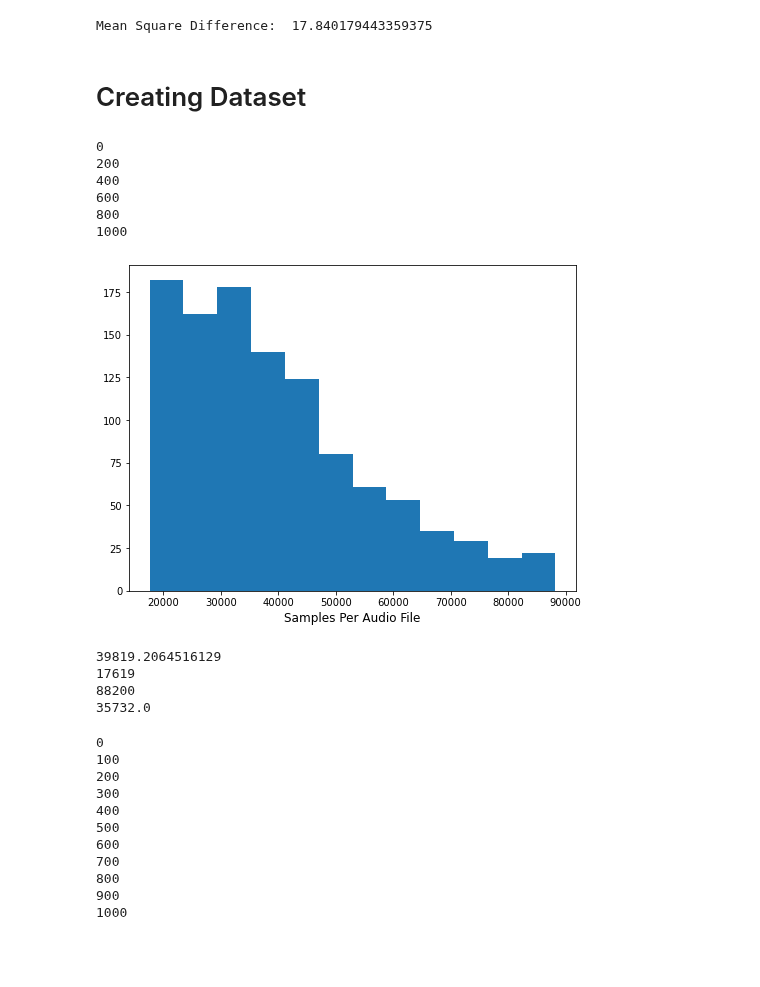
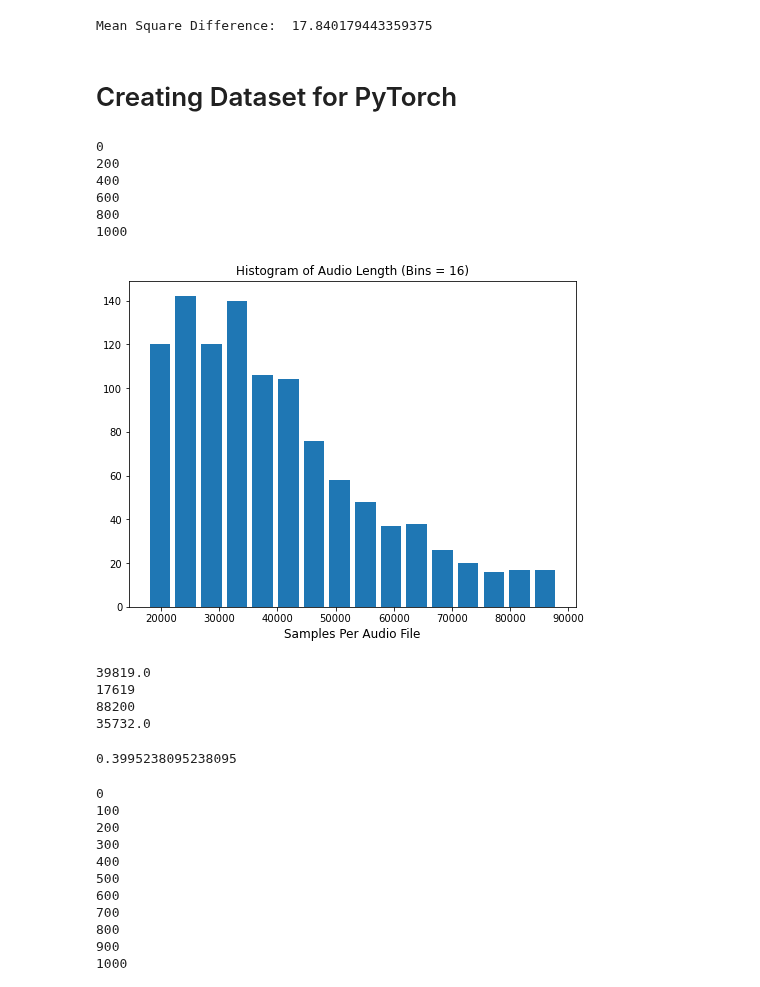
Before and after one commit to pakdaniel/DataMiningFinal, a Jupyter notebook: DataMiningFinal.ipynb, the cells around one changed output. Drawn from its saved outputs; the diff is of its cells as text; code cells hidden in the pictures; blank space fills up the shorter version.

```diff
--- a/DataMiningFinal.ipynb
+++ b/DataMiningFinal.ipynb
@@ -135,10 +135,10 @@ def all_labels(inp):
     for count, val in enumerate(res):
         label_encoding[val] = count
 
-    return label_encoding
+    return label_encoding, res
 
 LABEL_TYPE = "emotion_type"
-LABEL_ENCODING = all_labels(LABEL_TYPE)
+LABEL_ENCODING, LABEL_COUNT = all_labels(LABEL_TYPE)
 
 LABEL_ENCODING
 # %% [output]
@@ -308,7 +341,7 @@ print('Mean Square Difference: ', mse)
 # %% [output]
 Mean Square Difference:  17.840179443359375
 # %% [markdown]
-# Creating Dataset
+# Creating Dataset for PyTorch
 # %%
 audio_lengths = []
 for count, i in enumerate(audio_paths):
@@ -324,23 +357,29 @@ for count, i in enumerate(audio_paths):
 800
 1000
 # %%
-num_bins = 12
+num_bins = 16
 plt.figure(figsize=(8,6))
-n, bins, patches = plt.hist(audio_lengths, num_bins)
+plt.title(f"Histogram of Audio Length (Bins = {num_bins})", fontsize = 12)
+n, bins, patches = plt.hist(audio_lengths, num_bins, rwidth=0.8)
 plt.xlabel("Samples Per Audio File", fontsize = 12)
+plt.savefig("figs/distribution_of_audio_lengths.png")
 plt.show()
 # %% [output]
-[figure, old version]
+[figure, new version]
 # %%
-print(np.mean(audio_lengths))
+print(np.floor(np.mean(audio_lengths)))
 print(np.min(audio_lengths))
 print(np.max(audio_lengths))
 print(np.median(audio_lengths))
 # %% [output]
-39819.2064516129
+39819.0
 17619
 88200
 35732.0
+# %%
+17619/44100
+# %% [output]
+0.3995238095238095
 # %%
 # Longest Audio Clip is 88200 samples
 # max_length = 0
```
Also changed, not shown: parts of 27 cells of this notebook.
